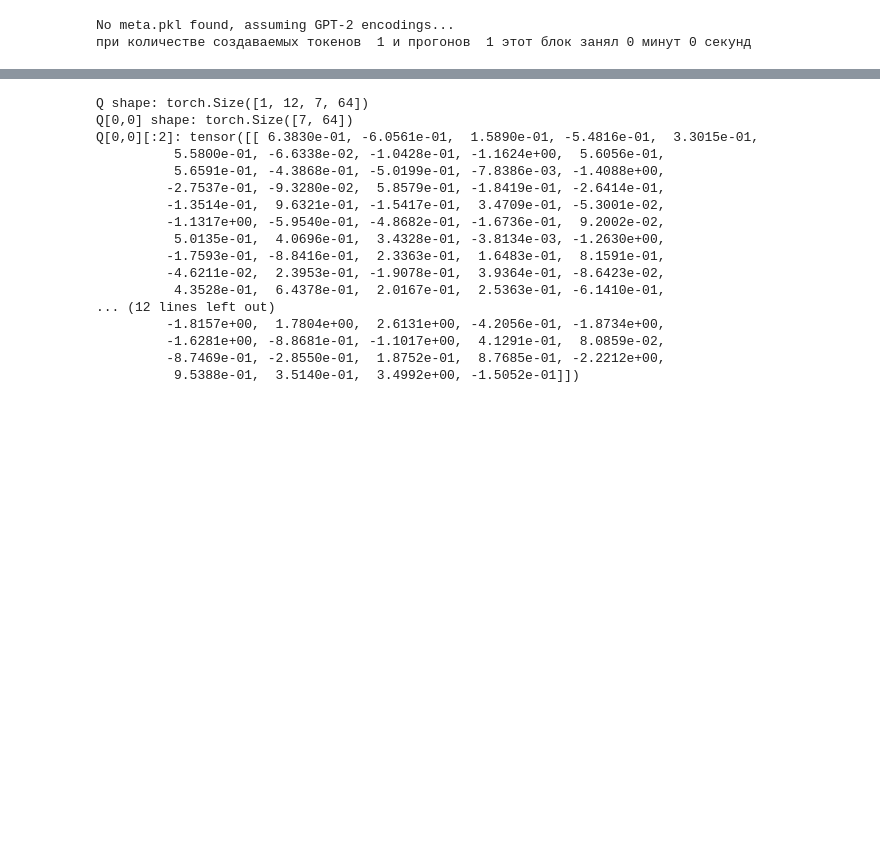
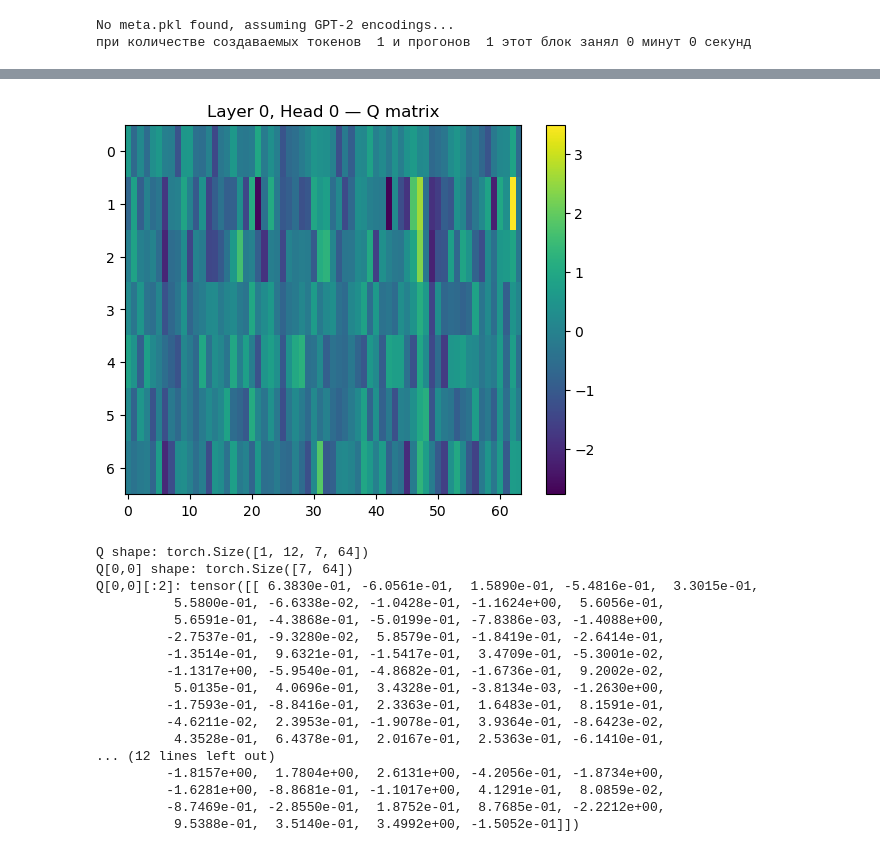
Before and after one commit to Chernobilsky/LLM_Sketches, a Jupyter notebook: model_sample_imshow.ipynb, the cells around one changed output, grey strips where cells are left out. Drawn from its saved outputs; the diff is of its cells as text; code cells hidden in the pictures; blank space fills up the shorter version.

```diff
--- a/model_sample_imshow.ipynb
+++ b/model_sample_imshow.ipynb
@@ -670,14 +673,16 @@ quick_sort in Python is
 # %%
 # тут будем убирать комментирование при проверке в Lambda C
 layer_idx = 0  # слой
 head_idx = 0   # голова
 
 attn = model.transformer.h[layer_idx].attn
-# q = attn.last_q[0, head_idx]
-#plt.imshow(q, aspect='auto', interpolation='nearest')
-#plt.title(f"Layer {layer_idx}, Head {head_idx} — Q matrix")
-#plt.colorbar()
-#plt.show()
+q = attn.last_q[0, head_idx]
+plt.imshow(q, aspect='auto', interpolation='nearest')
+plt.title(f"Layer {layer_idx}, Head {head_idx} — Q matrix")
+plt.colorbar()
+plt.show()
+# %% [output]
+[figure, added]
 # %%
 # Это просто проврочный блок, чтобы понять, что матрица формируется и ее можно показать
 q = attn.last_q  # тензор формы (B, nh, T, hs)
```
Also changed, not shown: parts of 7 cells of this notebook.
